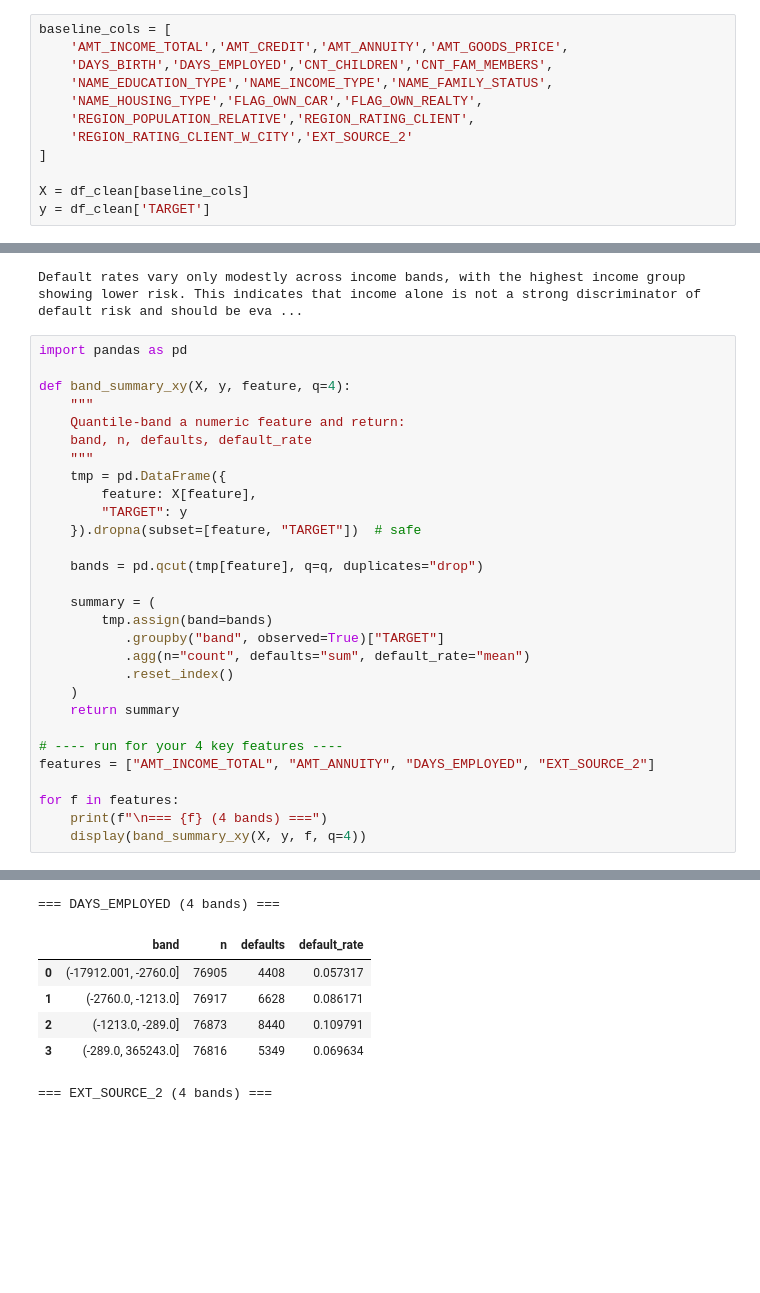
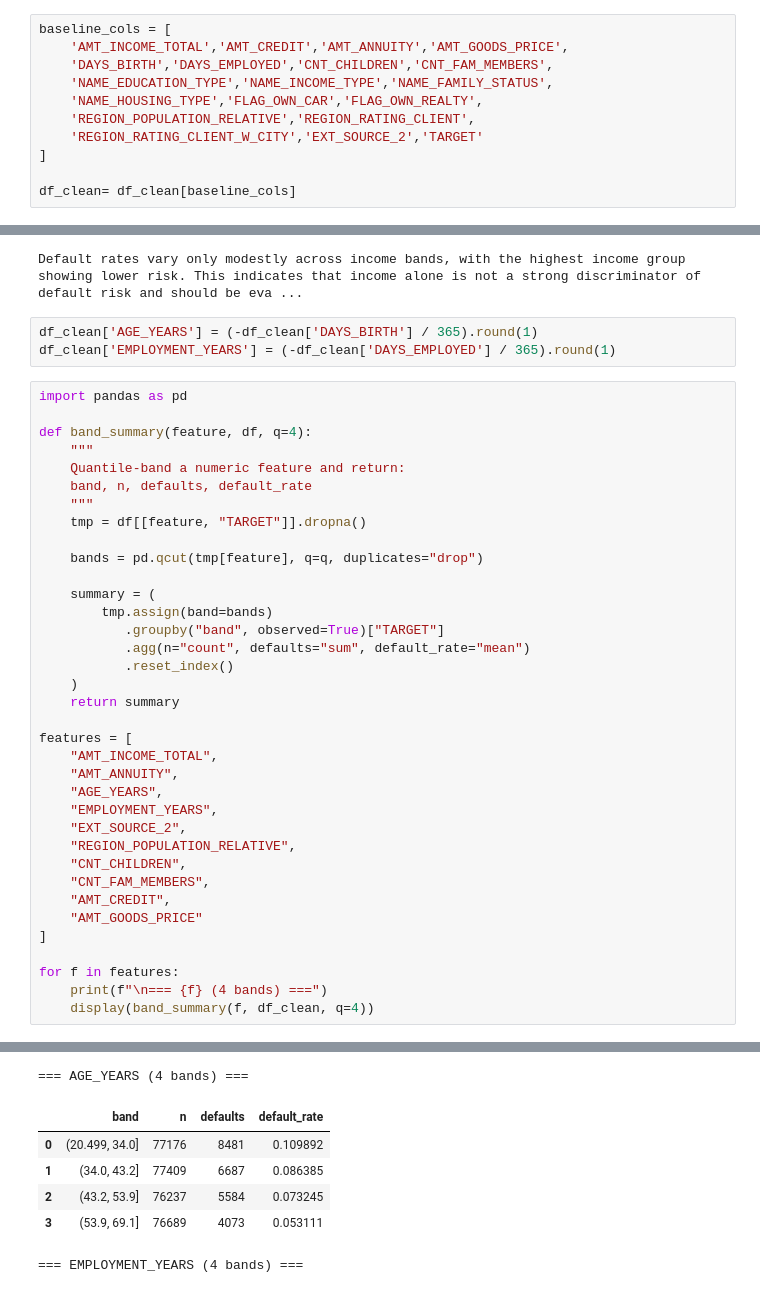
Before and after one commit to samidijayavardhan-hub/Credit-Risk-Analysis, a Jupyter notebook: credit-risk.ipynb, the cells around one changed output, grey strips where cells are left out. Saved outputs shown, nothing was run; the diff lists cells and outputs as text; blank space fills up the shorter version.

Commit message:
Performed feature selection, EDA and ran baseline model

```diff
--- a/credit-risk.ipynb
+++ b/credit-risk.ipynb
@@ -150,9 +150,8 @@ baseline_cols = [
     'NAME_EDUCATION_TYPE','NAME_INCOME_TYPE','NAME_FAMILY_STATUS',
     'NAME_HOUSING_TYPE','FLAG_OWN_CAR','FLAG_OWN_REALTY',
     'REGION_POPULATION_RELATIVE','REGION_RATING_CLIENT',
-    'REGION_RATING_CLIENT_W_CITY','EXT_SOURCE_2'
+    'REGION_RATING_CLIENT_W_CITY','EXT_SOURCE_2','TARGET'
 ]
 
-X = df_clean[baseline_cols]
-y = df_clean['TARGET']
+df_clean= df_clean[baseline_cols]
 # %%
@@ -179,53 +167,63 @@ Name: TARGET, dtype: float64
 print("Default rates vary only modestly across income bands, with the highest income group showing lower risk. This indicates that income alone is not a strong discriminator of default risk and should be evaluated alongside repayment burden and other stability indicators.")
 # %% [output]
 Default rates vary only modestly across income bands, with the highest income group showing lower risk. This indicates that income alone is not a strong discriminator of default risk and should be eva ...
+# %%
+df_clean['AGE_YEARS'] = (-df_clean['DAYS_BIRTH'] / 365).round(1)
+df_clean['EMPLOYMENT_YEARS'] = (-df_clean['DAYS_EMPLOYED'] / 365).round(1)
 # %%
 import pandas as pd
 
-def band_summary_xy(X, y, feature, q=4):
+def band_summary(feature, df, q=4):
     """
     Quantile-band a numeric feature and return:
     band, n, defaults, default_rate
     """
-    tmp = pd.DataFrame({
-        feature: X[feature],
-        "TARGET": y
-    }).dropna(subset=[feature, "TARGET"])  # safe
+    tmp = df[[feature, "TARGET"]].dropna()
 
     bands = pd.qcut(tmp[feature], q=q, duplicates="drop")
 
     summary = (
         tmp.assign(band=bands)
            .groupby("band", observed=True)["TARGET"]
            .agg(n="count", defaults="sum", default_rate="mean")
            .reset_index()
     )
     return summary
 
-# ---- run for your 4 key features ----
-features = ["AMT_INCOME_TOTAL", "AMT_ANNUITY", "DAYS_EMPLOYED", "EXT_SOURCE_2"]
+features = [
+    "AMT_INCOME_TOTAL",
+    "AMT_ANNUITY",
+    "AGE_YEARS",
+    "EMPLOYMENT_YEARS",
+    "EXT_SOURCE_2",
+    "REGION_POPULATION_RELATIVE",
+    "CNT_CHILDREN",
+    "CNT_FAM_MEMBERS",
+    "AMT_CREDIT",
+    "AMT_GOODS_PRICE"
+]
 
 for f in features:
     print(f"\n=== {f} (4 bands) ===")
-    display(band_summary_xy(X, y, f, q=4))
+    display(band_summary(f, df_clean, q=4))
 # %% [output]
 === AMT_INCOME_TOTAL (4 bands) ===
 |  | band | n | defaults | default_rate |
 | 0 | (25649.999, 112500.0] | 100578 | 8443 | 0.083945 |
 | 1 | (112500.0, 147150.0] | 53182 | 4537 | 0.085311 |
 | 2 | (147150.0, 202500.0] | 82213 | 6902 | 0.083953 |
 | 3 | (202500.0, 117000000.0] | 71538 | 4943 | 0.069096 |
 === AMT_ANNUITY (4 bands) ===
 |  | band | n | defaults | default_rate |
 | 0 | (1615.499, 16524.0] | 76893 | 5430 | 0.070618 |
 | 1 | (16524.0, 24903.0] | 76880 | 6730 | 0.087539 |
 | 2 | (24903.0, 34596.0] | 76962 | 7105 | 0.092318 |
 | 3 | (34596.0, 258025.5] | 76764 | 5560 | 0.072430 |
-=== DAYS_EMPLOYED (4 bands) ===
+=== AGE_YEARS (4 bands) ===
 |  | band | n | defaults | default_rate |
-| 0 | (-17912.001, -2760.0] | 76905 | 4408 | 0.057317 |
-| 1 | (-2760.0, -1213.0] | 76917 | 6628 | 0.086171 |
-| 2 | (-1213.0, -289.0] | 76873 | 8440 | 0.109791 |
-| 3 | (-289.0, 365243.0] | 76816 | 5349 | 0.069634 |
+| 0 | (20.499, 34.0] | 77176 | 8481 | 0.109892 |
+| 1 | (34.0, 43.2] | 77409 | 6687 | 0.086385 |
+| 2 | (43.2, 53.9] | 76237 | 5584 | 0.073245 |
+| 3 | (53.9, 69.1] | 76689 | 4073 | 0.053111 |
-=== EXT_SOURCE_2 (4 bands) ===
+=== EMPLOYMENT_YEARS (4 bands) ===
 |  | band | n | defaults | default_rate |
```
Also changed, not shown: parts of 27 cells of this notebook.
